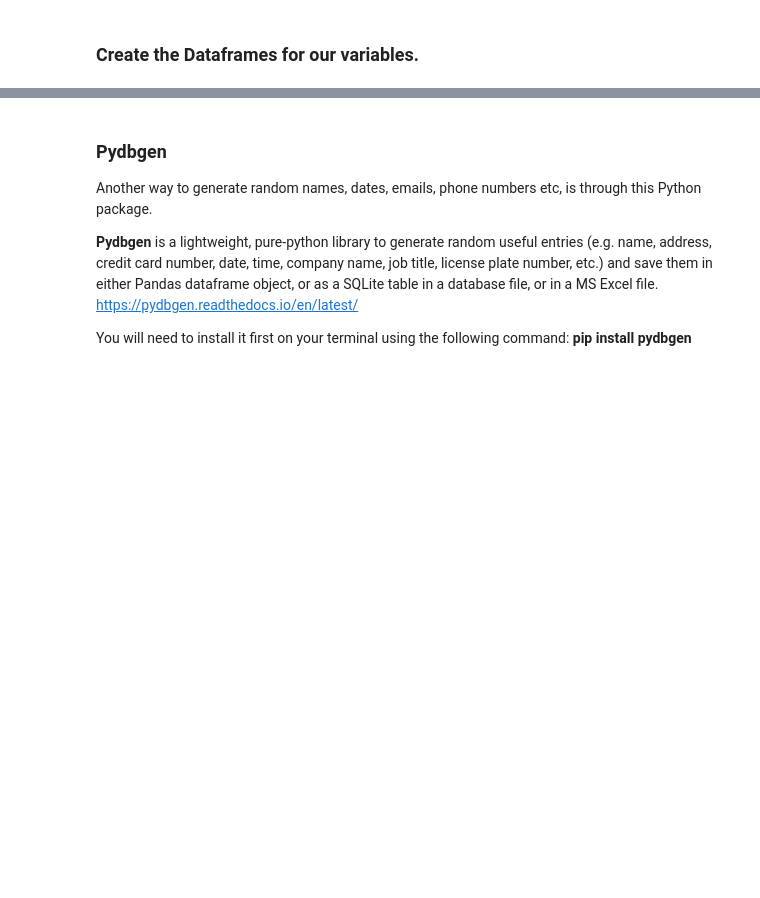
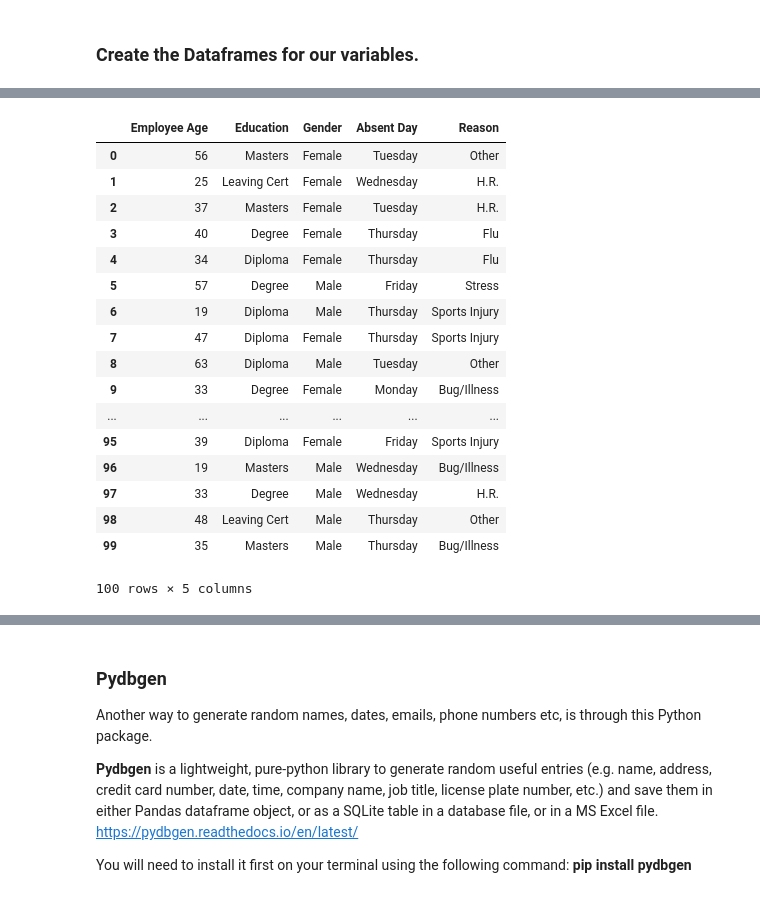
Before and after one commit to daithimarkham/Programming-for-Data-Analysis-Project-2019, a Jupyter notebook: Programming for Data Analysis Project 2019.ipynb, the cells around one changed output, grey strips where cells are left out. Drawn from its saved outputs; the diff is of its cells as text; code cells hidden in the pictures; blank space fills up the shorter version.

Commit message:
Notebook updated, fifth variable created and merged dataframes.

```diff
--- a/Programming for Data Analysis Project 2019.ipynb
+++ b/Programming for Data Analysis Project 2019.ipynb
@@ -258,3 +282,6 @@ df3 = pd.DataFrame(np.random.choice(Absent_Day, 100)) # Generates 100 random sel
 
 # Create a dataFrame from randomly generated NumPy array which we one above, which generated employee age.
 df4 = pd.DataFrame(Employee_Age)
+
+Reason = (["Flu", "Bug/Illness", "Sports Injury", "Stress", "H.R.", "Other"])
+df5 = pd.DataFrame(np.random.choice(Reason, 100))
@@ -263,6 +287,0 @@ df4 = pd.DataFrame(Employee_Age)
-# %%
-
-merged_df = pd.concat([df4, df1, df2, df3], axis=1)#https://stackoverflow.com/questions/44327999/python-pandas-merge-multiple-dataframes
-pd.set_option('display.max_row', 100)#amends number of displayed rows to 100 as per https://chrisalbon.com/python/data_wrangling/pandas_rename_multiple_columns/
-merged_df.columns = ["Employee Age", "Education", "Gender", "Absent Day"]#labels column headers for merged DataFrame as per https://stackoverflow.com/questions/34338374/pandas-control-new-column-names-when-merging-two-dataframes
-merged_df #dispays merged DataFrame
@@ -286,0 +292,29 @@ merged_df #dispays merged DataFrame
+# %%
+# Code adapted from: https://pandas.pydata.org/pandas-docs/version/0.23.4/generated/pandas.concat.html
+
+merged_df = pd.concat([df4, df1, df2, df3, df5], axis=1) # Concat is a Pandas function, merges df's.
+
+pd.set_option('display.max_row', 20) # Displays 20 rows from your dataframe, you can display all by replacing 20 with 100.
+
+merged_df.columns = ["Employee Age", "Education", "Gender", "Absent Day", "Reason"] # Column headers for merged DataFrame.
+
+merged_df # Displays all the dataframes that we just merged into one.
+# %% [output]
+|  | Employee Age | Education | Gender | Absent Day | Reason |
+| 0 | 56 | Masters | Female | Tuesday | Other |
+| 1 | 25 | Leaving Cert | Female | Wednesday | H.R. |
+| 2 | 37 | Masters | Female | Tuesday | H.R. |
+| 3 | 40 | Degree | Female | Thursday | Flu |
+| 4 | 34 | Diploma | Female | Thursday | Flu |
+| 5 | 57 | Degree | Male | Friday | Stress |
+| 6 | 19 | Diploma | Male | Thursday | Sports Injury |
+| 7 | 47 | Diploma | Female | Thursday | Sports Injury |
+| 8 | 63 | Diploma | Male | Tuesday | Other |
+| 9 | 33 | Degree | Female | Monday | Bug/Illness |
+| ... | ... | ... | ... | ... | ... |
+| 95 | 39 | Diploma | Female | Friday | Sports Injury |
+| 96 | 19 | Masters | Male | Wednesday | Bug/Illness |
+| 97 | 33 | Degree | Male | Wednesday | H.R. |
+| 98 | 48 | Leaving Cert | Male | Thursday | Other |
+| 99 | 35 | Masters | Male | Thursday | Bug/Illness |
+100 rows × 5 columns
```
Also changed, not shown: parts of 24 cells of this notebook.
